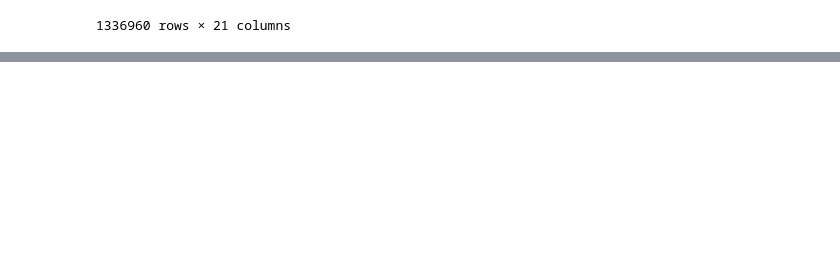
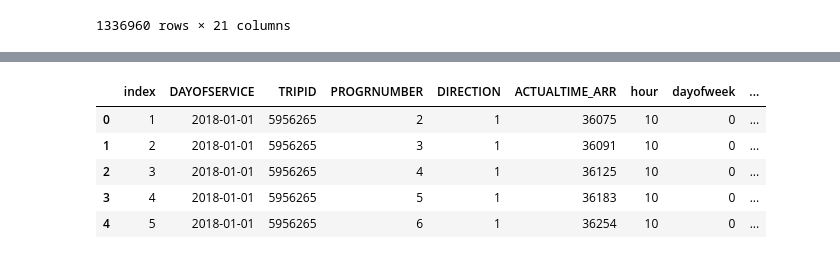
Before and after one commit to conorshort/dublin-bus-app, a Jupyter notebook: DataAnalytics/arrivaltimesmodel.ipynb, the cells around one changed output, grey strips where cells are left out. Saved outputs shown, nothing was run; the diff lists cells and outputs as text; code cells hidden in the pictures; blank space fills up the shorter version.

```diff
--- a/DataAnalytics/arrivaltimesmodel.ipynb
+++ b/DataAnalytics/arrivaltimesmodel.ipynb
@@ -313,0 +315,11 @@ df.to_csv('dmod1.csv')
+# %%
+df_feat=df_1.drop(['LINEID','STOPPOINTID','ACTUALTIME_DEP','pressure','weekday','journey_time','dwell_time','cloud_height'], axis=1)
+# %%
+df_feat.head()
+# %% [output]
+|  | index | DAYOFSERVICE | TRIPID | PROGRNUMBER | DIRECTION | ACTUALTIME_ARR | hour | dayofweek | ... |
+| 0 | 1 | 2018-01-01 | 5956265 | 2 | 1 | 36075 | 10 | 0 | ... |
+| 1 | 2 | 2018-01-01 | 5956265 | 3 | 1 | 36091 | 10 | 0 | ... |
+| 2 | 3 | 2018-01-01 | 5956265 | 4 | 1 | 36125 | 10 | 0 | ... |
+| 3 | 4 | 2018-01-01 | 5956265 | 5 | 1 | 36183 | 10 | 0 | ... |
+| 4 | 5 | 2018-01-01 | 5956265 | 6 | 1 | 36254 | 10 | 0 | ... |
```
Also changed, not shown: parts of 8 cells of this notebook.
